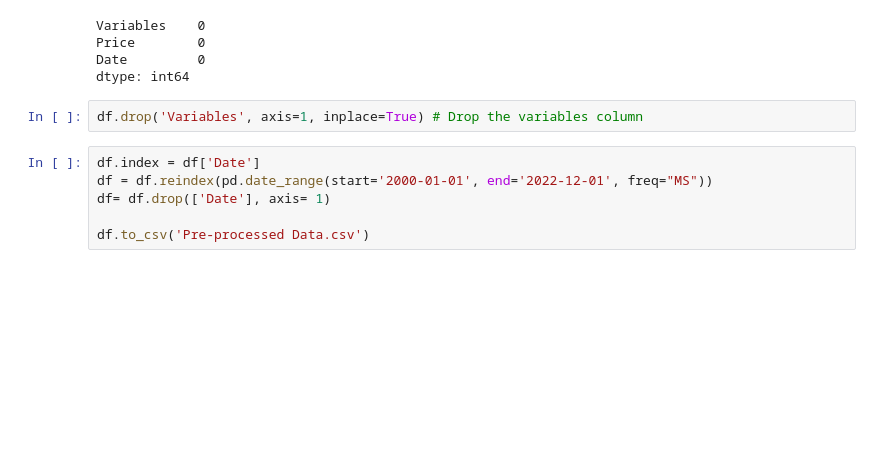
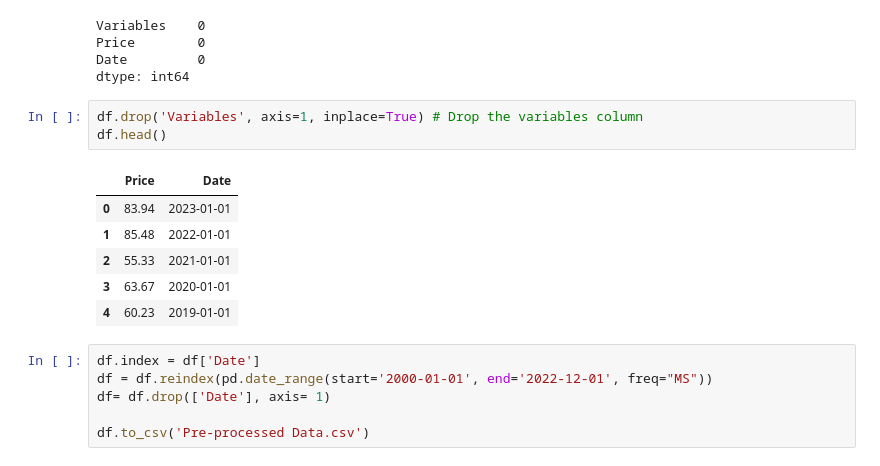
Before and after one commit to jnopareboateng/ml-library, a Jupyter notebook: crude-oil-forecast/tsa.ipynb, the cells around one changed output. Drawn from its saved outputs; the diff is of its cells as text; blank space fills up the shorter version.

Commit message:
Update crude oil price data

```diff
--- a/crude-oil-forecast/tsa.ipynb
+++ b/crude-oil-forecast/tsa.ipynb
@@ -112,6 +110,14 @@ Date         0
 dtype: int64
 # %%
 df.drop('Variables', axis=1, inplace=True) # Drop the variables column
+df.head()
+# %% [output]
+|  | Price | Date |
+| 0 | 83.94 | 2023-01-01 |
+| 1 | 85.48 | 2022-01-01 |
+| 2 | 55.33 | 2021-01-01 |
+| 3 | 63.67 | 2020-01-01 |
+| 4 | 60.23 | 2019-01-01 |
 # %%
 df.index = df['Date']
 df = df.reindex(pd.date_range(start='2000-01-01', end='2022-12-01', freq="MS"))
```
Also changed, not shown: parts of 4 cells of this notebook, 1 other file.
